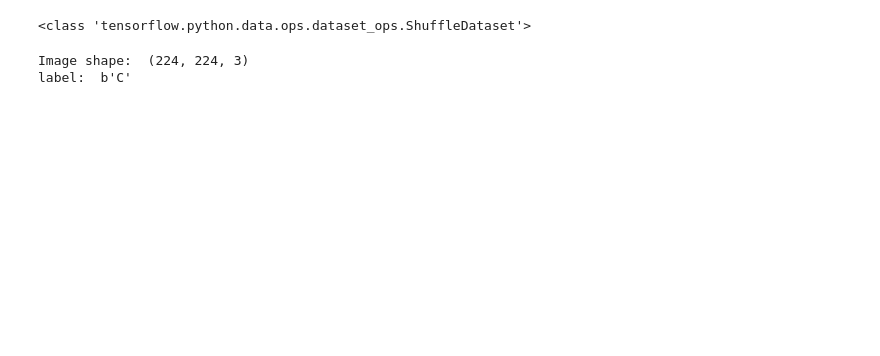
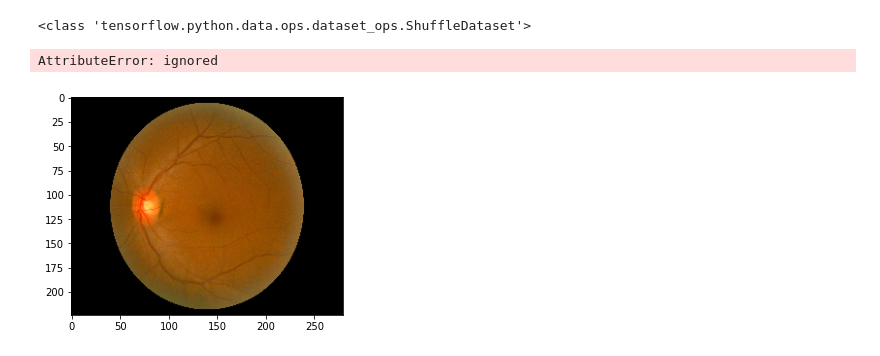
Before and after one commit to GrzegorzMeller/AlgorithmsForMassiveData, a Jupyter notebook: OCULAR_DISEASE_RECOGNITION.ipynb, the cells around one changed output. Saved outputs shown, nothing was run; the diff lists cells and outputs as text; code cells hidden in the pictures; blank space fills up the shorter version.

```diff
--- a/OCULAR_DISEASE_RECOGNITION.ipynb
+++ b/OCULAR_DISEASE_RECOGNITION.ipynb
@@ -10,7 +10,8 @@ image_generator = tf.keras.preprocessing.image.ImageDataGenerator(rescale=1./255
 # %%
 BATCH_SIZE = 32
 IMG_HEIGHT = 224
-IMG_WIDTH = 224
+IMG_WIDTH = 280
+CLASS_NAMES = ['N', 'D', 'G', 'C', 'A', 'H', 'M', 'O']
 
 training_images_file = 'ODIR-5K/Training_Images'
 testing_images_file = 'ODIR-5K/Testing_Images'
@@ -129,12 +127,13 @@ named_ds = list_ds.map(process_path, num_parallel_calls=AUTOTUNE)
 # %% [output]
 <class 'tensorflow.python.data.ops.dataset_ops.ShuffleDataset'>
 # %%
-for image, label in named_ds.take(1):
-  print("Image shape: ", image.numpy().shape)
-  print('label: ', label.numpy())
+for image, label, name in named_ds.take(1):
+  plt.imshow(image)
+  print('label: ', label.numpy().where(label.numpy() == True))
+  print('name: ', name.numpy())
 # %% [output]
-Image shape:  (224, 224, 3)
-label:  b'C'
+AttributeError: ignored
+[figure, added]
 # %%
 def prepare_for_training(ds, cache=True, shuffle_buffer_size=1000):
   # This is a small dataset, only load it once, and keep it in memory.
```
Also changed, not shown: parts of 8 cells of this notebook.
